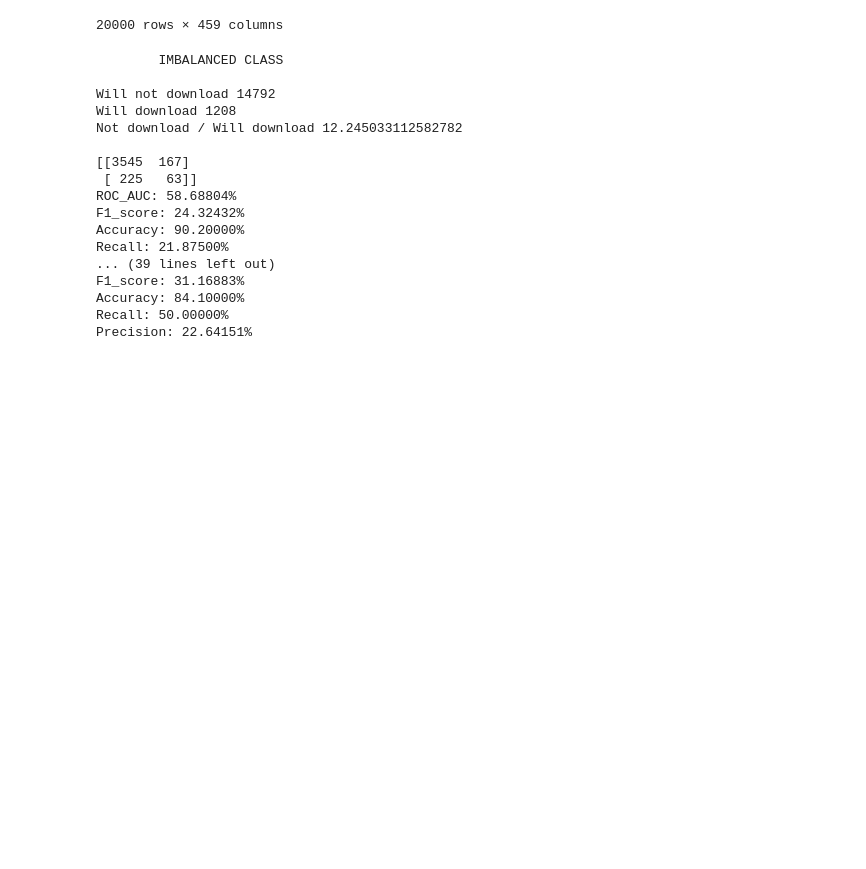
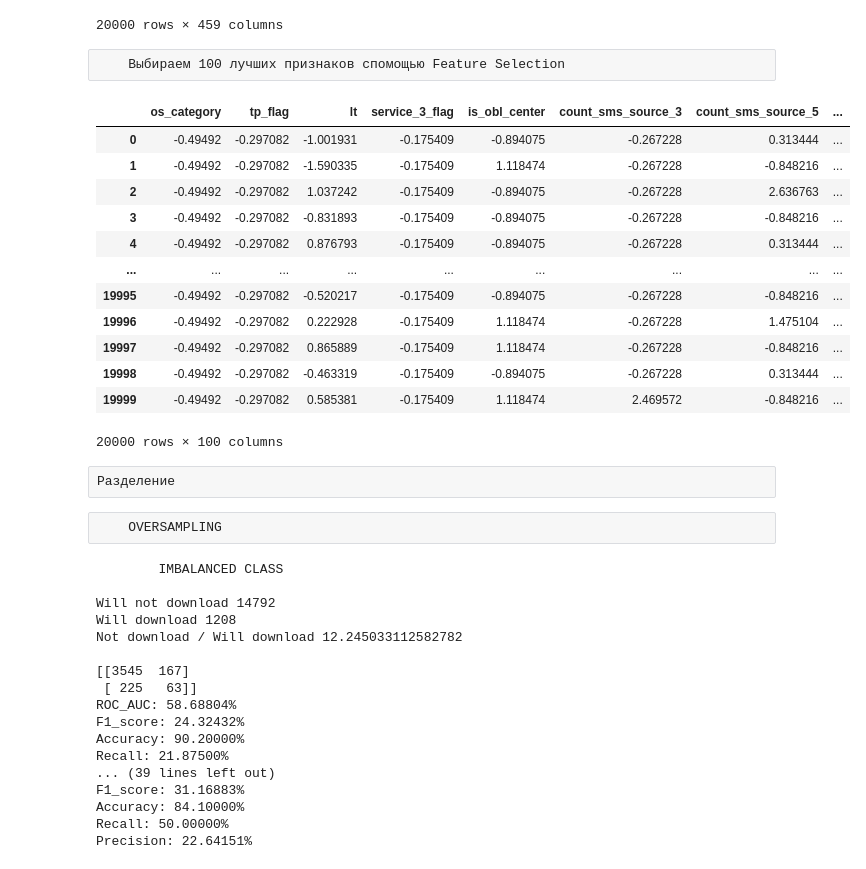
Before and after one commit to ML-Project-Univercity/Project, a Jupyter notebook: Project/Project.ipynb, the cells around one changed output. Cells and saved outputs as stored; diff of their text form; code cells hidden in the pictures; blank space fills up the shorter version.

```diff
--- a/Project/Project.ipynb
+++ b/Project/Project.ipynb
@@ -206,6 +414,8 @@ X
 | 19998 | 7.0 | 1057.0 | 3.0 | 2.0 | 0.0 | 0.716732 | 0.0 | 324.0 | ... |
 | 19999 | 7.0 | 1228.0 | 3.0 | 1.0 | 0.0 | 0.880862 | 0.0 | 343.0 | ... |
 20000 rows × 459 columns
+# %% [raw]
+    Выбираем 100 лучших признаков спомощью Feature Selection
 # %%
 selector_100 = SelectKBest(f_classif, k=100)
 selector_100.fit(X, y)
@@ -215,6 +425,22 @@ df_new_100 = X.iloc[:,cols_100]
 # %%
 scaler = StandardScaler()
 df_new_100 = pd.DataFrame(scaler.fit_transform(df_new_100), columns=df_new_100.columns)
+# %%
+df_new_100
+# %% [output]
+|  | os_category | tp_flag | lt | service_3_flag | is_obl_center | count_sms_source_3 | count_sms_source_5 | ... |
+| 0 | -0.49492 | -0.297082 | -1.001931 | -0.175409 | -0.894075 | -0.267228 | 0.313444 | ... |
+| 1 | -0.49492 | -0.297082 | -1.590335 | -0.175409 | 1.118474 | -0.267228 | -0.848216 | ... |
+| 2 | -0.49492 | -0.297082 | 1.037242 | -0.175409 | -0.894075 | -0.267228 | 2.636763 | ... |
+| 3 | -0.49492 | -0.297082 | -0.831893 | -0.175409 | -0.894075 | -0.267228 | -0.848216 | ... |
+| 4 | -0.49492 | -0.297082 | 0.876793 | -0.175409 | -0.894075 | -0.267228 | 0.313444 | ... |
+| ... | ... | ... | ... | ... | ... | ... | ... | ... |
+| 19995 | -0.49492 | -0.297082 | -0.520217 | -0.175409 | -0.894075 | -0.267228 | -0.848216 | ... |
+| 19996 | -0.49492 | -0.297082 | 0.222928 | -0.175409 | 1.118474 | -0.267228 | 1.475104 | ... |
+| 19997 | -0.49492 | -0.297082 | 0.865889 | -0.175409 | 1.118474 | -0.267228 | -0.848216 | ... |
+| 19998 | -0.49492 | -0.297082 | -0.463319 | -0.175409 | -0.894075 | -0.267228 | 0.313444 | ... |
+| 19999 | -0.49492 | -0.297082 | 0.585381 | -0.175409 | 1.118474 | 2.469572 | -0.848216 | ... |
+20000 rows × 100 columns
 # %%
 def count(df_y):
     a = df_y[df_y == 0].count()
@@ -237,8 +463,12 @@ def makeScore(model):
     print("Accuracy: %.5f%%" % (accuracy * 100.0))
     print("Recall: %.5f%%" % (recall * 100.0))
     print("Precision: %.5f%% "% (precision * 100.0))
+# %% [raw]
+Разделение
 # %%
 X_train, X_test, y_train, y_test = train_test_split(df_new_100, y, test_size=0.2, random_state=42)
+# %% [raw]
+    OVERSAMPLING
 # %%
 print("\n\tIMBALANCED CLASS\n")
 difference = count(y_train)
```
Also changed, not shown: parts of 104 cells of this notebook, 2 other files.
